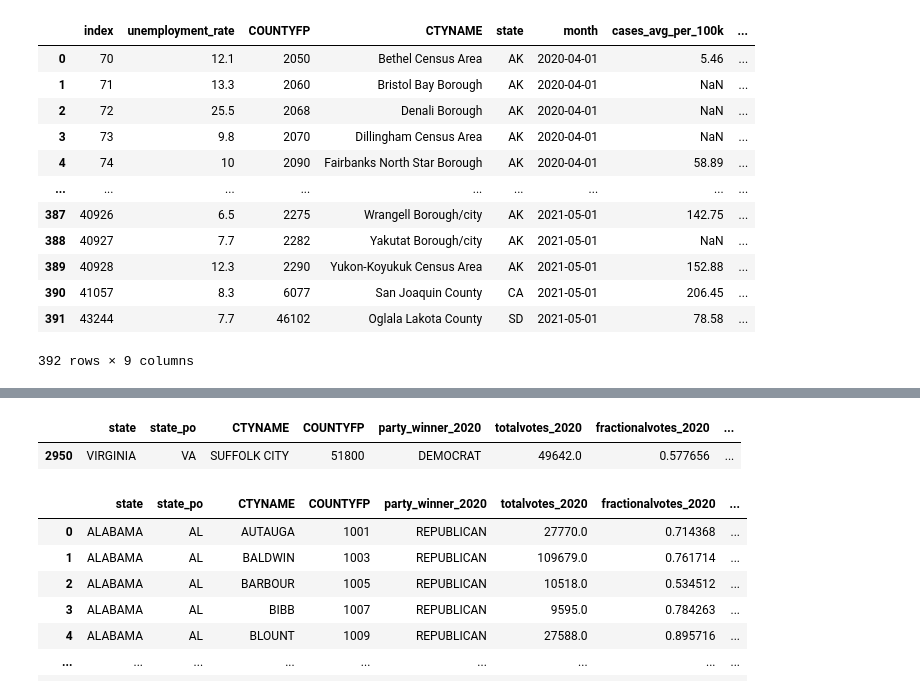
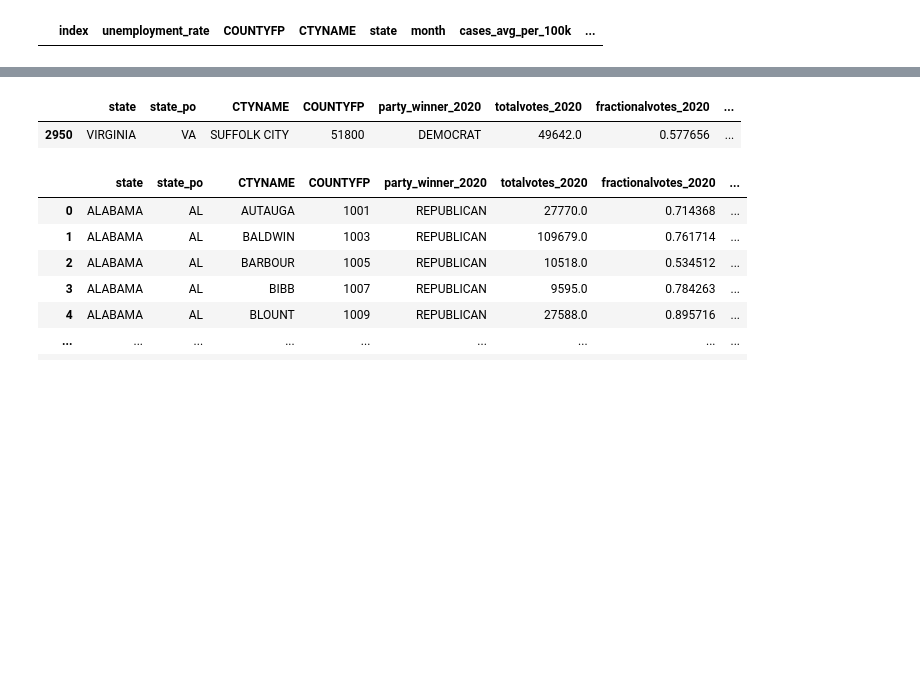
Before and after one commit to sjtalkar/Milestone1BPresidentialElectionAndCovid, a Jupyter notebook: CodeForPresidentialElectionsAndCovid/CovidVsUnemployment.ipynb, the cells around one changed output, grey strips where cells are left out. Drawn from its saved outputs; the diff is of its cells as text; code cells hidden in the pictures; blank space fills up the shorter version.

```diff
--- a/CodeForPresidentialElectionsAndCovid/CovidVsUnemployment.ipynb
+++ b/CodeForPresidentialElectionsAndCovid/CovidVsUnemployment.ipynb
@@ -108,5 +138,5 @@ def getUnemploymentRate():
 # %%
-unemployment_covid_df = getUnemploymentRate()
+unemployment_covid_df = getUnemploymentRate("county")
 unemployment_covid_df.dropna(inplace=True)
 unemployment_covid_df
 # %% [output]
@@ -137,18 +167,6 @@ party_winner_2020      0.891436
 dtype: float64
 # %%
-unemployment_covid_df[unemployment_covid_df["party_winner_2020"].isnull()].reset_index()
+unemployment_covid_df[unemployment_covid_df["party"].isnull()].reset_index()
 # %% [output]
 |  | index | unemployment_rate | COUNTYFP | CTYNAME | state | month | cases_avg_per_100k | ... |
-| 0 | 70 | 12.1 | 2050 | Bethel Census Area | AK | 2020-04-01 | 5.46 | ... |
-| 1 | 71 | 13.3 | 2060 | Bristol Bay Borough | AK | 2020-04-01 | NaN | ... |
-| 2 | 72 | 25.5 | 2068 | Denali Borough | AK | 2020-04-01 | NaN | ... |
-| 3 | 73 | 9.8 | 2070 | Dillingham Census Area | AK | 2020-04-01 | NaN | ... |
-| 4 | 74 | 10 | 2090 | Fairbanks North Star Borough | AK | 2020-04-01 | 58.89 | ... |
-| ... | ... | ... | ... | ... | ... | ... | ... | ... |
-| 387 | 40926 | 6.5 | 2275 | Wrangell Borough/city | AK | 2021-05-01 | 142.75 | ... |
-| 388 | 40927 | 7.7 | 2282 | Yakutat Borough/city | AK | 2021-05-01 | NaN | ... |
-| 389 | 40928 | 12.3 | 2290 | Yukon-Koyukuk Census Area | AK | 2021-05-01 | 152.88 | ... |
-| 390 | 41057 | 8.3 | 6077 | San Joaquin County | CA | 2021-05-01 | 206.45 | ... |
-| 391 | 43244 | 7.7 | 46102 | Oglala Lakota County | SD | 2021-05-01 | 78.58 | ... |
-392 rows × 9 columns
 # %%
```
Also changed, not shown: parts of 16 cells of this notebook, 4 other files.
